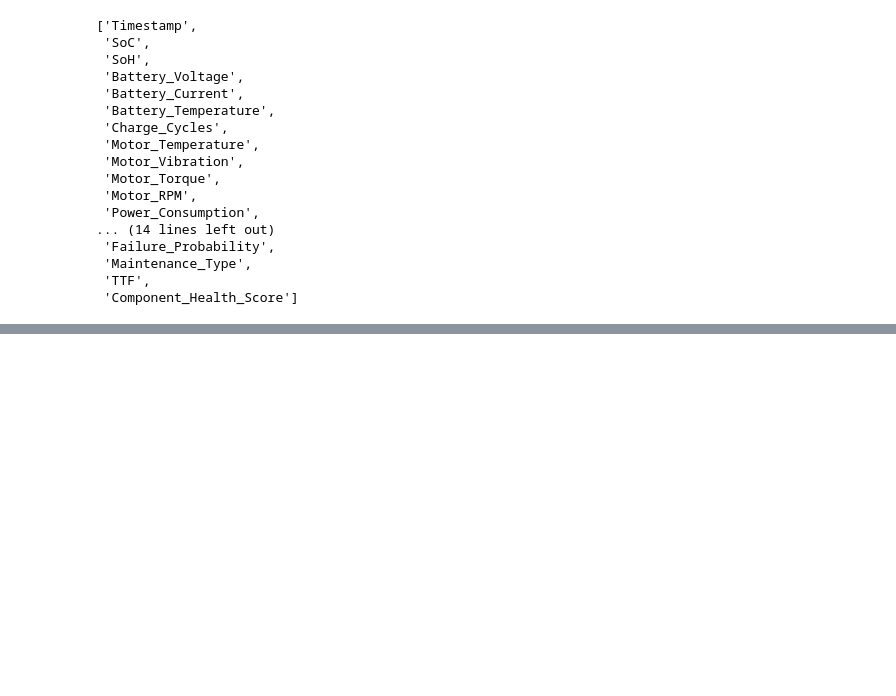
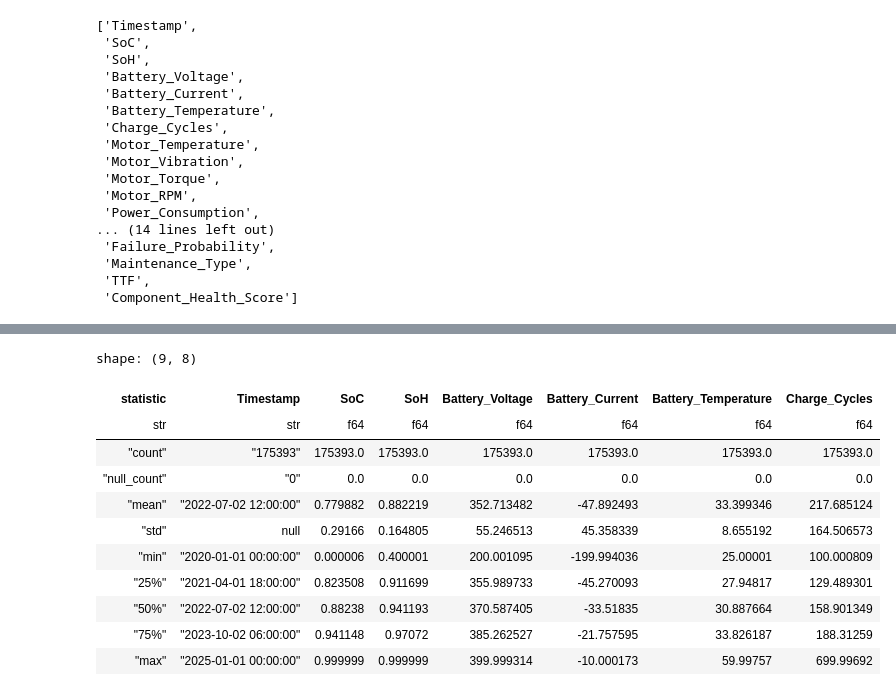
Before and after one commit to Mikepool117/bms-visualizer, a Jupyter notebook: dataset/dataset_generator-checkpoint.ipynb, the cells around one changed output, grey strips where cells are left out. Saved outputs shown, nothing was run; the diff lists cells and outputs as text; code cells hidden in the pictures; blank space fills up the shorter version.

```diff
--- a/dataset/dataset_generator-checkpoint.ipynb
+++ b/dataset/dataset_generator-checkpoint.ipynb
@@ -77,0 +111,15 @@ with open('dataset.csv', mode="w") as f:
+# %%
+df.describe()
+# %% [output]
+shape: (9, 8)
+| statistic | Timestamp | SoC | SoH | Battery_Voltage | Battery_Current | Battery_Temperature | Charge_Cycles |
+| str | str | f64 | f64 | f64 | f64 | f64 | f64 |
+| "count" | "175393" | 175393.0 | 175393.0 | 175393.0 | 175393.0 | 175393.0 | 175393.0 |
+| "null_count" | "0" | 0.0 | 0.0 | 0.0 | 0.0 | 0.0 | 0.0 |
+| "mean" | "2022-07-02 12:00:00" | 0.779882 | 0.882219 | 352.713482 | -47.892493 | 33.399346 | 217.685124 |
+| "std" | null | 0.29166 | 0.164805 | 55.246513 | 45.358339 | 8.655192 | 164.506573 |
+| "min" | "2020-01-01 00:00:00" | 0.000006 | 0.400001 | 200.001095 | -199.994036 | 25.00001 | 100.000809 |
+| "25%" | "2021-04-01 18:00:00" | 0.823508 | 0.911699 | 355.989733 | -45.270093 | 27.94817 | 129.489301 |
+| "50%" | "2022-07-02 12:00:00" | 0.88238 | 0.941193 | 370.587405 | -33.51835 | 30.887664 | 158.901349 |
+| "75%" | "2023-10-02 06:00:00" | 0.941148 | 0.97072 | 385.262527 | -21.757595 | 33.826187 | 188.31259 |
+| "max" | "2025-01-01 00:00:00" | 0.999999 | 0.999999 | 399.999314 | -10.000173 | 59.99757 | 699.99692 |
```
Also changed, not shown: parts of 7 cells of this notebook, 4 other files.
